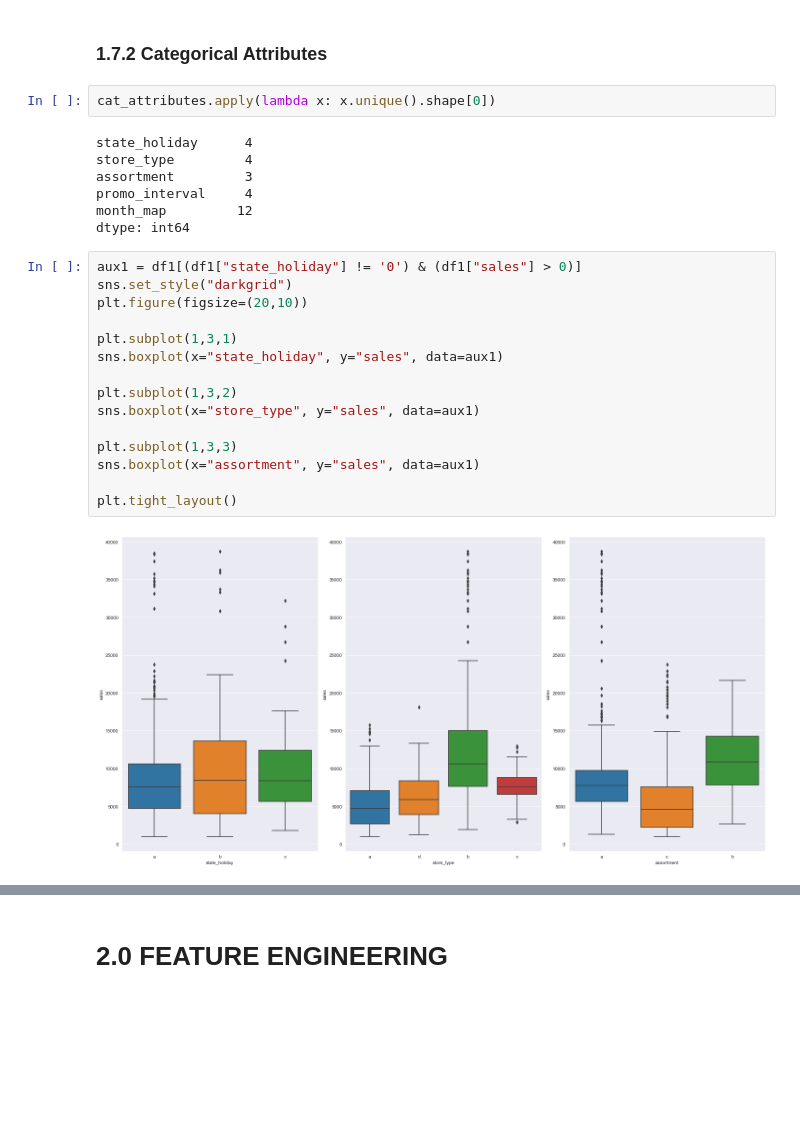
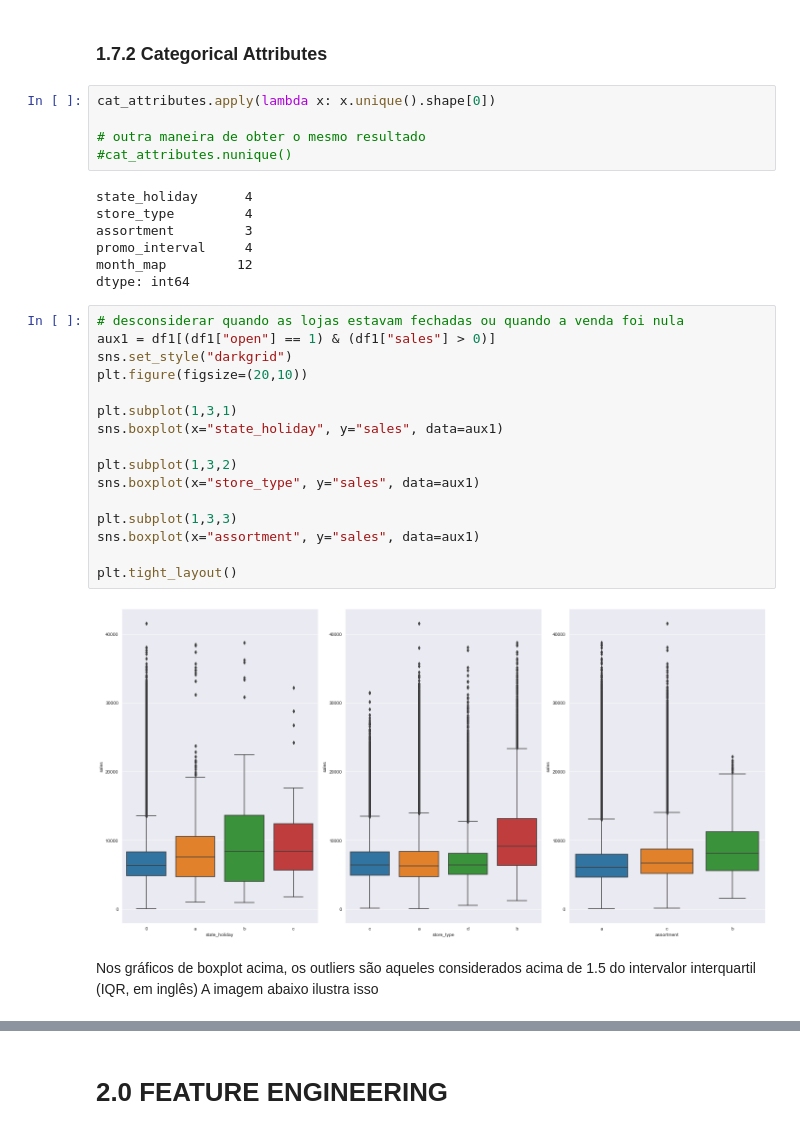
Before and after one commit to renato-favarin/ds_em_producao, a Jupyter notebook: ds_em_producao.ipynb, the cells around one changed output, grey strips where cells are left out. Saved outputs shown, nothing was run; the diff lists cells and outputs as text; blank space fills up the shorter version.

```diff
--- a/ds_em_producao.ipynb
+++ b/ds_em_producao.ipynb
@@ -335,6 +337,9 @@ sns.displot(df1["competition_distance"])
 ### 1.7.2 Categorical Attributes
 # %%
 cat_attributes.apply(lambda x: x.unique().shape[0])
+
+# outra maneira de obter o mesmo resultado
+#cat_attributes.nunique()
 # %% [output]
 state_holiday      4
 store_type         4
@@ -343,19 +348,23 @@ promo_interval     4
 month_map         12
 dtype: int64
 # %%
-aux1 = df1[(df1["state_holiday"] != '0') & (df1["sales"] > 0)]
+# desconsiderar quando as lojas estavam fechadas ou quando a venda foi nula
+aux1 = df1[(df1["open"] == 1) & (df1["sales"] > 0)]
 sns.set_style("darkgrid")
 plt.figure(figsize=(20,10))
 
 plt.subplot(1,3,1)
 sns.boxplot(x="state_holiday", y="sales", data=aux1)
 
 plt.subplot(1,3,2)
 sns.boxplot(x="store_type", y="sales", data=aux1)
 
 plt.subplot(1,3,3)
 sns.boxplot(x="assortment", y="sales", data=aux1)
 
 plt.tight_layout()
 # %% [output]
-[figure, old version]
+[figure, new version]
+# %% [markdown]
+Nos gráficos de boxplot acima, os outliers são aqueles considerados acima de 1.5  do intervalor interquartil (IQR, em inglês)
+A imagem abaixo ilustra isso
```
Also changed, not shown: parts of 58 cells of this notebook, 2 other files.
